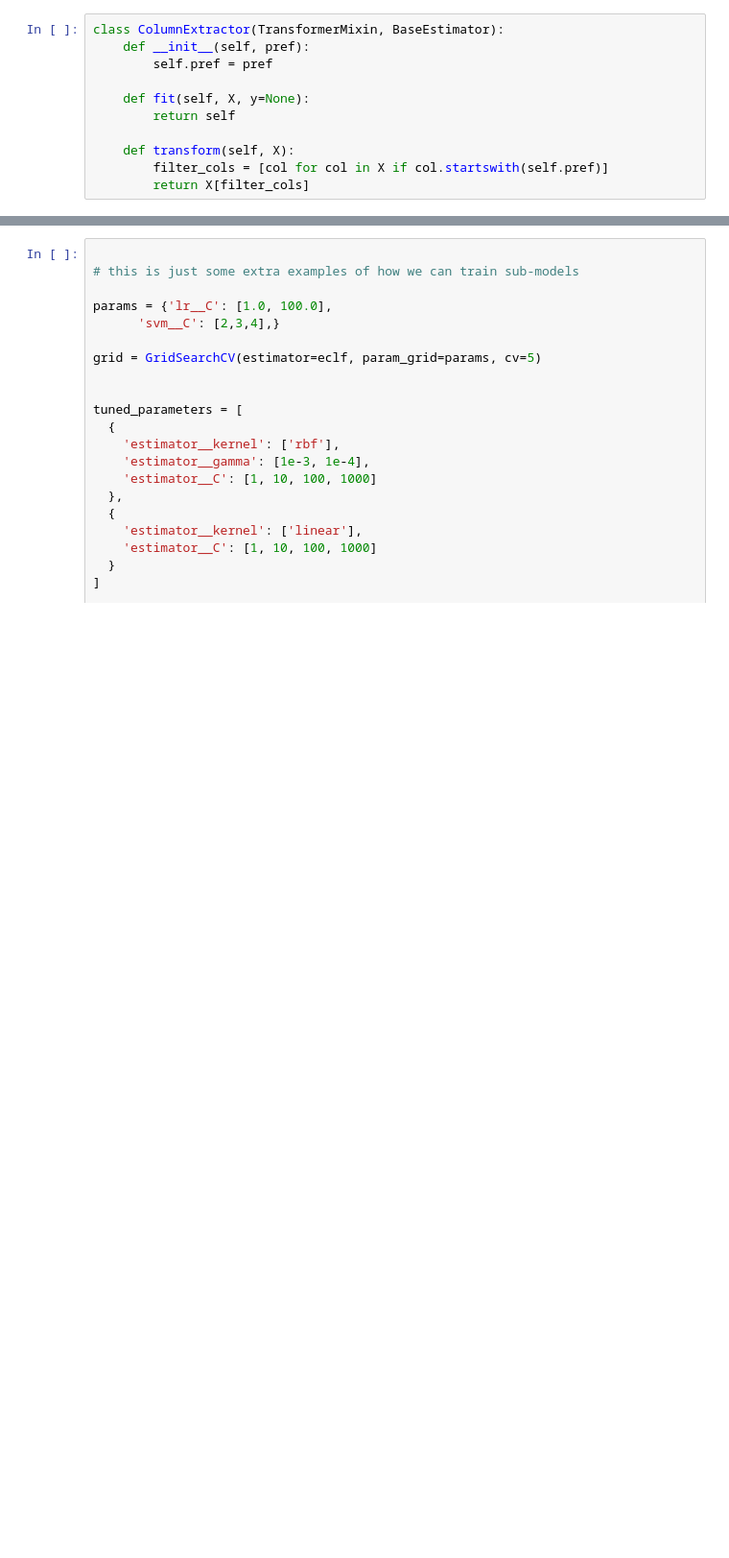
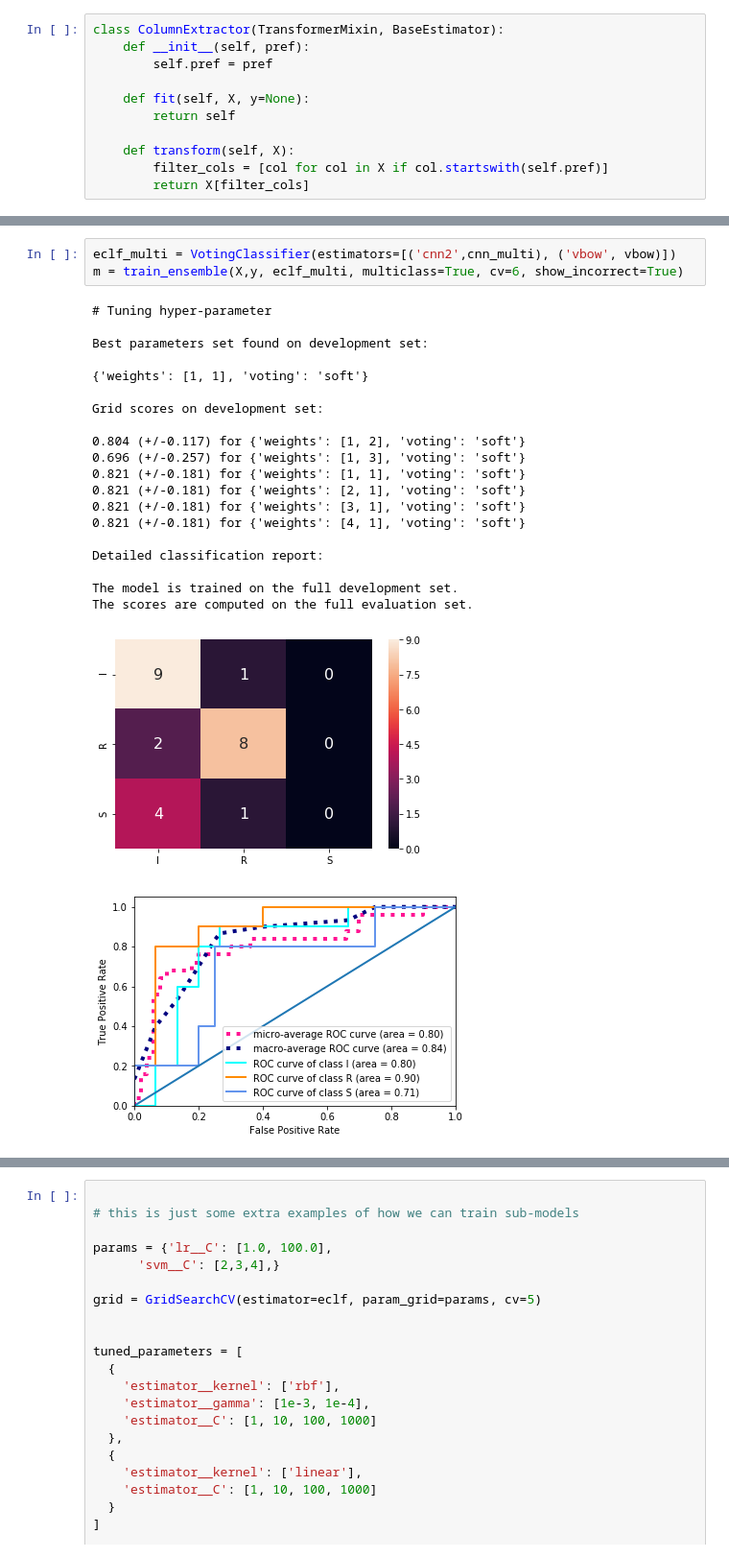
Before and after one commit to annamerk/crmo-diagnosis-using-mri, a Jupyter notebook: Ensemble Voter.ipynb, the cells around one changed output, grey strips where cells are left out. Shown at 96% size. Cells and saved outputs as stored; diff of their text form; blank space fills up the shorter version.

```diff
--- a/Ensemble Voter.ipynb
+++ b/Ensemble Voter.ipynb
@@ -125,0 +158,25 @@ def train_ensemble(X, y, model, multiclass, cv=3, test_size=0.3, show_incorrect=
+# %%
+eclf_multi = VotingClassifier(estimators=[('cnn2',cnn_multi), ('vbow', vbow)])
+m = train_ensemble(X,y, eclf_multi, multiclass=True, cv=6, show_incorrect=True)
+# %% [output]
+# Tuning hyper-parameter
+
+Best parameters set found on development set:
+
+{'weights': [1, 1], 'voting': 'soft'}
+
+Grid scores on development set:
+
+0.804 (+/-0.117) for {'weights': [1, 2], 'voting': 'soft'}
+0.696 (+/-0.257) for {'weights': [1, 3], 'voting': 'soft'}
+0.821 (+/-0.181) for {'weights': [1, 1], 'voting': 'soft'}
+0.821 (+/-0.181) for {'weights': [2, 1], 'voting': 'soft'}
+0.821 (+/-0.181) for {'weights': [3, 1], 'voting': 'soft'}
+0.821 (+/-0.181) for {'weights': [4, 1], 'voting': 'soft'}
+
+Detailed classification report:
+
+The model is trained on the full development set.
+The scores are computed on the full evaluation set.
+[figure, added]
+[figure, added]
```
Also changed, not shown: parts of 19 cells of this notebook, 6 other files.
